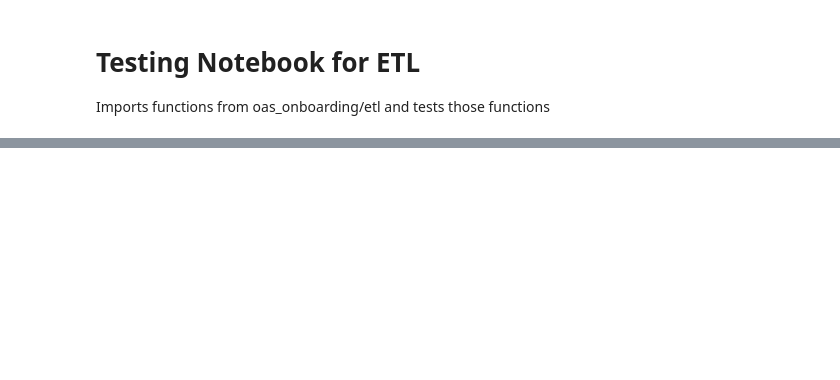
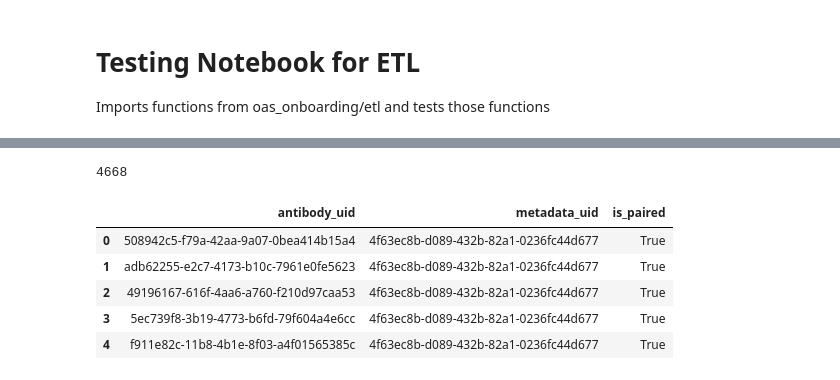
Before and after one commit to cameronhu/AntibodyBigQuery, a Jupyter notebook: notebooks/test_etl.ipynb, the cells around one changed output, grey strips where cells are left out. Cells and saved outputs as stored; diff of their text form; code cells hidden in the pictures; blank space fills up the shorter version.

```diff
--- a/notebooks/test_etl.ipynb
+++ b/notebooks/test_etl.ipynb
@@ -78,0 +52,2 @@ seq.head()
+# %%
+metadata, antibody_data, sequence_data = parse_file(paired_data_file)
@@ -78,0 +72,11 @@ seq.head()
+# %%
+print(len(antibody_data))
+antibody_data.head()
+# %% [output]
+4668
+|  | antibody_uid | metadata_uid | is_paired |
+| 0 | 508942c5-f79a-42aa-9a07-0bea414b15a4 | 4f63ec8b-d089-432b-82a1-0236fc44d677 | True |
+| 1 | adb62255-e2c7-4173-b10c-7961e0fe5623 | 4f63ec8b-d089-432b-82a1-0236fc44d677 | True |
+| 2 | 49196167-616f-4aa6-a760-f210d97caa53 | 4f63ec8b-d089-432b-82a1-0236fc44d677 | True |
+| 3 | 5ec739f8-3b19-4773-b6fd-79f604a4e6cc | 4f63ec8b-d089-432b-82a1-0236fc44d677 | True |
+| 4 | f911e82c-11b8-4b1e-8f03-a4f01565385c | 4f63ec8b-d089-432b-82a1-0236fc44d677 | True |
```
Also changed, not shown: parts of 8 cells of this notebook, 1 other file.
